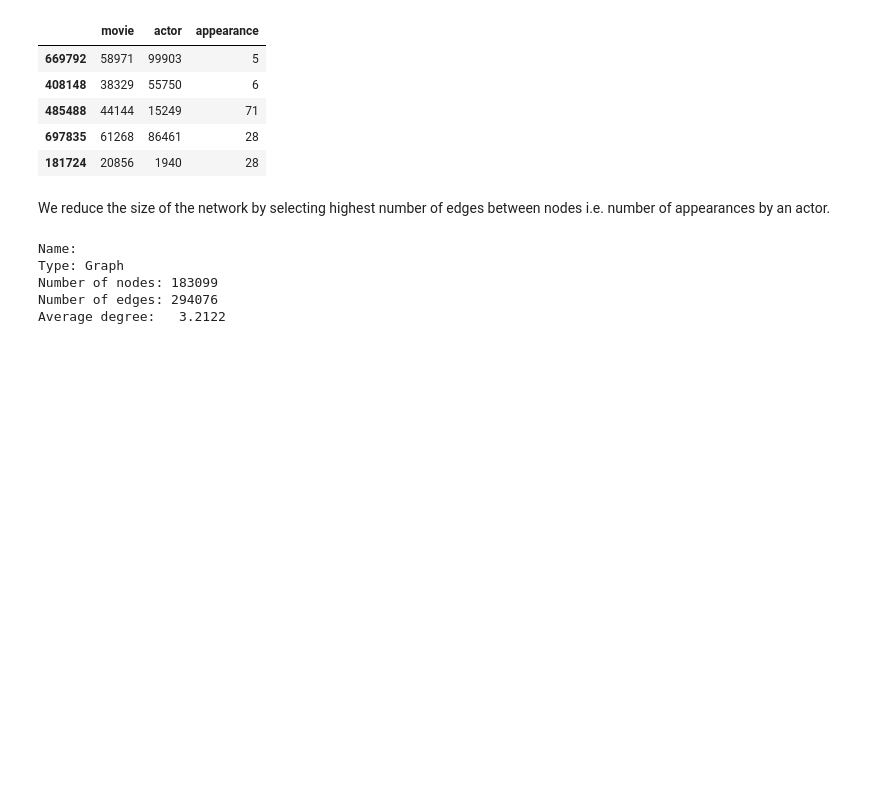
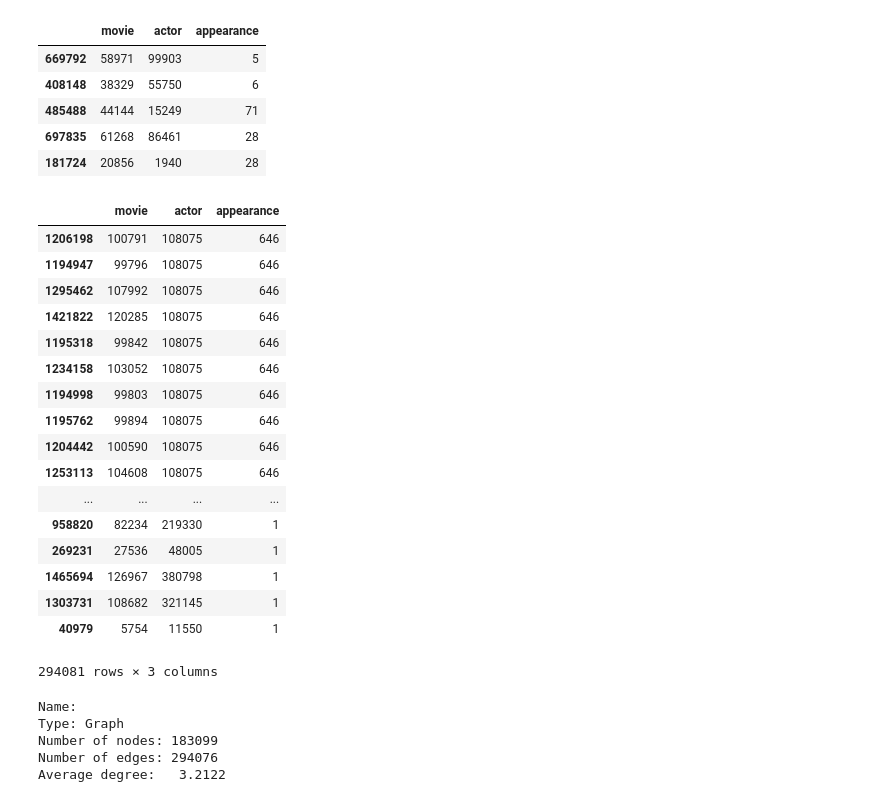
Before and after one commit to saayedalam/Web-Analytics, a Jupyter notebook: Project 2.ipynb, the cells around one changed output. Cells and saved outputs as stored; diff of their text form; code cells hidden in the pictures; blank space fills up the shorter version.

```diff
--- a/Project 2.ipynb
+++ b/Project 2.ipynb
@@ -35,8 +35,27 @@ appear.head()
 | 485488 | 44144 | 15249 | 71 |
 | 697835 | 61268 | 86461 | 28 |
 | 181724 | 20856 | 1940 | 28 |
-# %% [markdown]
-We reduce the size of the network by selecting highest number of edges between nodes i.e. number of appearances by an actor.
+# %%
+appear.sort_values(by = "appearance", ascending = False)
+# %% [output]
+|  | movie | actor | appearance |
+| 1206198 | 100791 | 108075 | 646 |
+| 1194947 | 99796 | 108075 | 646 |
+| 1295462 | 107992 | 108075 | 646 |
+| 1421822 | 120285 | 108075 | 646 |
+| 1195318 | 99842 | 108075 | 646 |
+| 1234158 | 103052 | 108075 | 646 |
+| 1194998 | 99803 | 108075 | 646 |
+| 1195762 | 99894 | 108075 | 646 |
+| 1204442 | 100590 | 108075 | 646 |
+| 1253113 | 104608 | 108075 | 646 |
+| ... | ... | ... | ... |
+| 958820 | 82234 | 219330 | 1 |
+| 269231 | 27536 | 48005 | 1 |
+| 1465694 | 126967 | 380798 | 1 |
+| 1303731 | 108682 | 321145 | 1 |
+| 40979 | 5754 | 11550 | 1 |
+294081 rows × 3 columns
 # %%
 B = nx.Graph()
 
```
Also changed, not shown: parts of 20 cells of this notebook.
